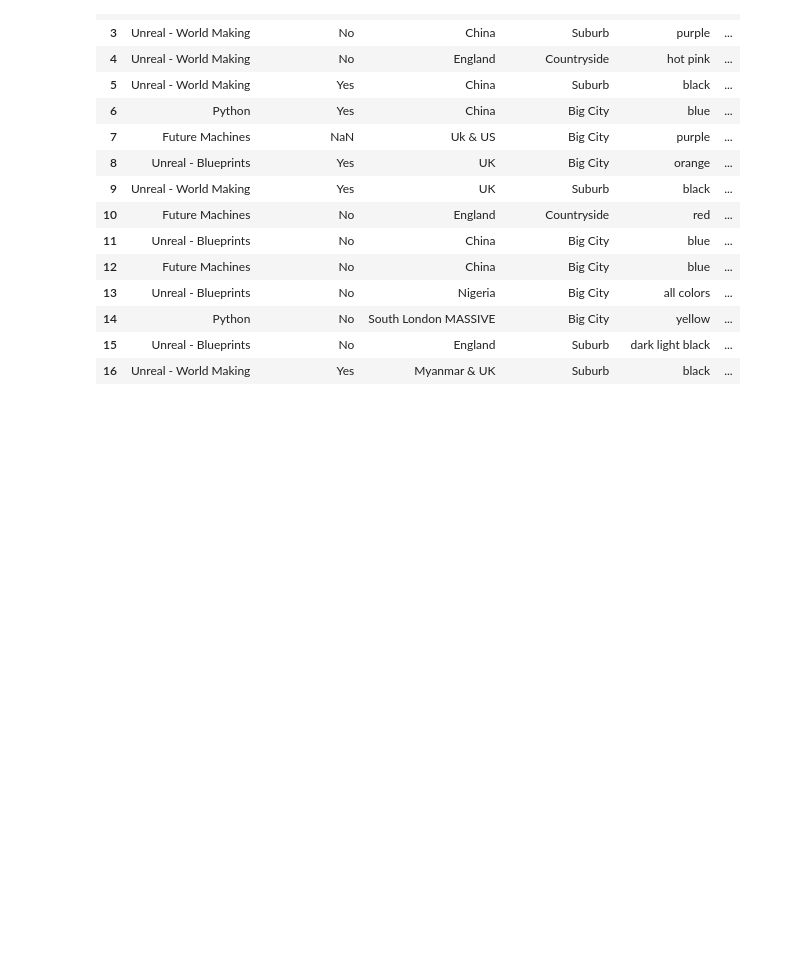
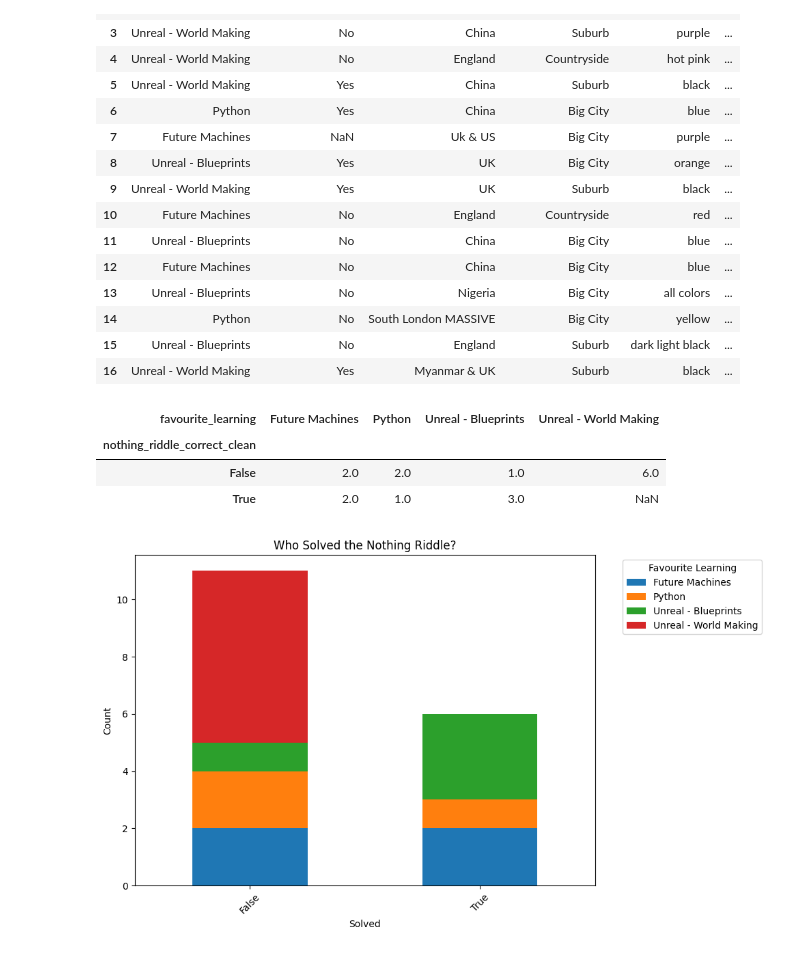
Before and after one commit to proud-p/cta_coding_assignments, a Jupyter notebook: data_among_us/avika_data_amongst_us.ipynb, the cells around one changed output. Saved outputs shown, nothing was run; the diff lists cells and outputs as text; code cells hidden in the pictures; blank space fills up the shorter version.

Commit message:
added graphs for data_among_us
added graphs for data_among_us

```diff
--- a/data_among_us/avika_data_amongst_us.ipynb
+++ b/data_among_us/avika_data_amongst_us.ipynb
@@ -362,0 +351,27 @@ df
+# %%
+# how bad are people at riddles
+
+
+df_pivot = pd.DataFrame(df[['nothing_riddle_correct_clean','favourite_learning']].value_counts()).reset_index()
+df_pivot = df_pivot.pivot(index='nothing_riddle_correct_clean', columns='favourite_learning', values='count')
+df_pivot
+# %% [output]
+| favourite_learning | Future Machines | Python | Unreal - Blueprints | Unreal - World Making |
+| nothing_riddle_correct_clean |  |  |  |  |
+| False | 2.0 | 2.0 | 1.0 | 6.0 |
+| True | 2.0 | 1.0 | 3.0 | NaN |
+# %%
+# Bananas
+# Re-plotting the stacked bar graph
+df_pivot.plot(kind='bar', stacked=True, figsize=(10, 6))
+
+plt.title("Who Solved the Nothing Riddle?")
+plt.xlabel("Solved")
+plt.ylabel("Count")
+plt.xticks(rotation=45)
+plt.legend(title="Favourite Learning", bbox_to_anchor=(1.05, 1), loc='upper left')
+
+plt.tight_layout()
+plt.show()
+# %% [output]
+[figure, added]
```
Also changed, not shown: parts of 4 cells of this notebook.
